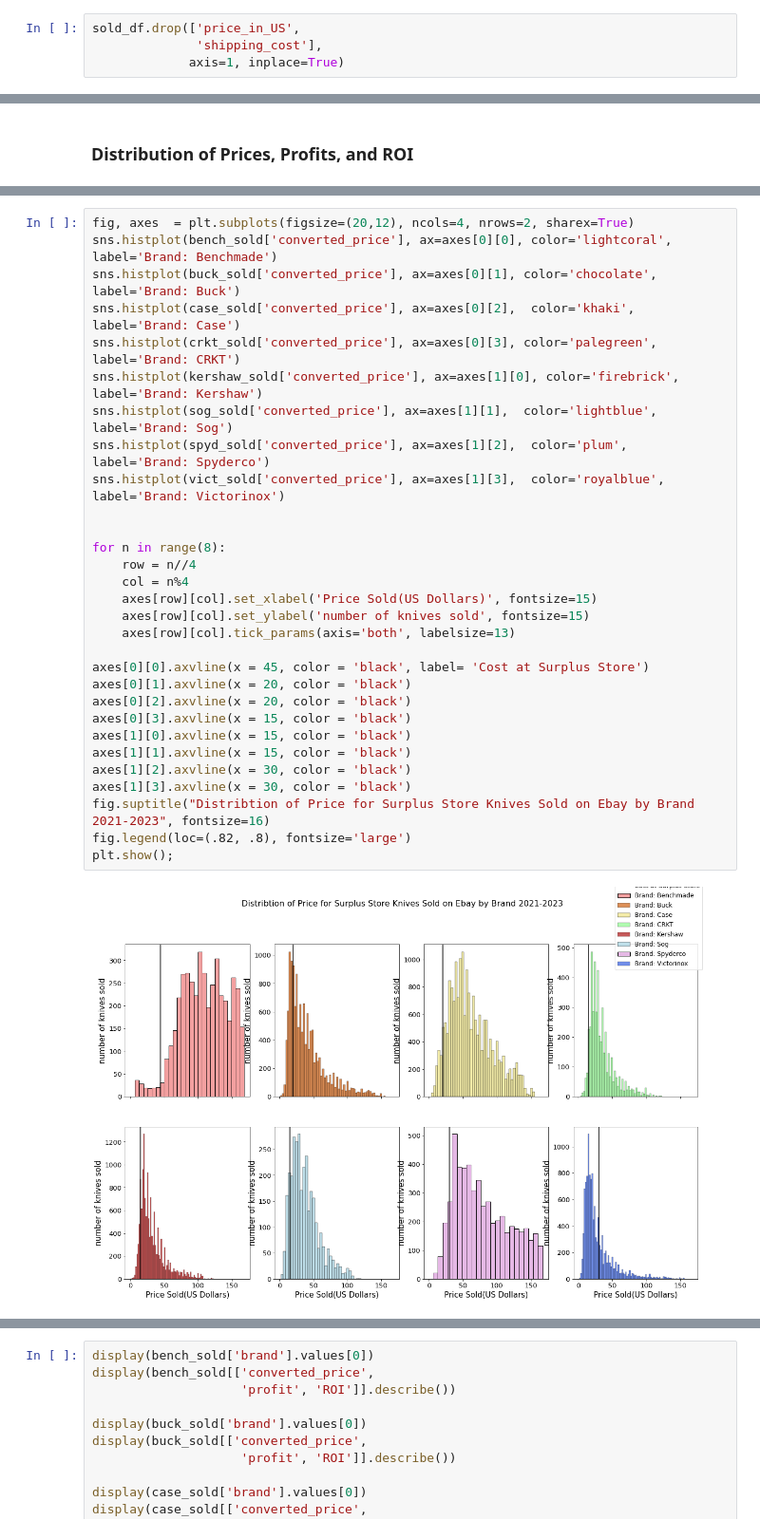
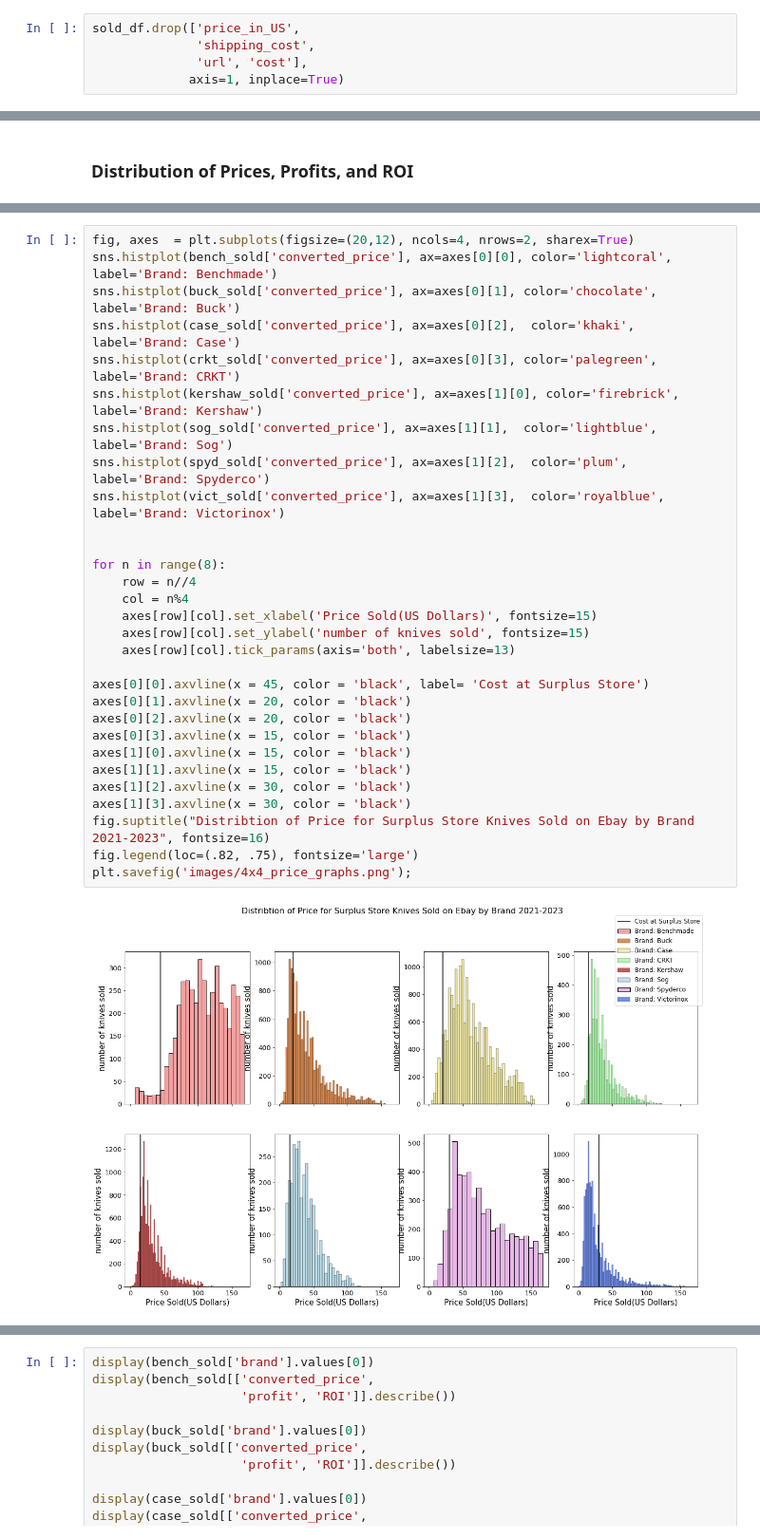
Before and after one commit to ddey117/Neural_Network_Predicting_Reseller_Success_Ebay, a Jupyter notebook: Data_Exploration.ipynb, the cells around one changed output, grey strips where cells are left out. Shown at 95% size. Drawn from its saved outputs; the diff is of its cells as text.

```diff
--- a/Data_Exploration.ipynb
+++ b/Data_Exploration.ipynb
@@ -927,7 +714,8 @@ sog            3006
 Name: brand, dtype: int64
 # %%
 sold_df.drop(['price_in_US',
-              'shipping_cost'],
+              'shipping_cost',
+              'url', 'cost'],
              axis=1, inplace=True)
 # %% [markdown]
 ## Combined Data:
@@ -1107,35 +948,35 @@ plt.show();
 # %%
 fig, axes  = plt.subplots(figsize=(20,12), ncols=4, nrows=2, sharex=True)
 sns.histplot(bench_sold['converted_price'], ax=axes[0][0], color='lightcoral', label='Brand: Benchmade')
 sns.histplot(buck_sold['converted_price'], ax=axes[0][1], color='chocolate', label='Brand: Buck')
 sns.histplot(case_sold['converted_price'], ax=axes[0][2],  color='khaki', label='Brand: Case')
 sns.histplot(crkt_sold['converted_price'], ax=axes[0][3], color='palegreen', label='Brand: CRKT')
 sns.histplot(kershaw_sold['converted_price'], ax=axes[1][0], color='firebrick', label='Brand: Kershaw')
 sns.histplot(sog_sold['converted_price'], ax=axes[1][1],  color='lightblue', label='Brand: Sog')
 sns.histplot(spyd_sold['converted_price'], ax=axes[1][2],  color='plum', label='Brand: Spyderco')
 sns.histplot(vict_sold['converted_price'], ax=axes[1][3],  color='royalblue', label='Brand: Victorinox')
 
 
 for n in range(8):
     row = n//4
     col = n%4
     axes[row][col].set_xlabel('Price Sold(US Dollars)', fontsize=15)
     axes[row][col].set_ylabel('number of knives sold', fontsize=15)
     axes[row][col].tick_params(axis='both', labelsize=13)
 
 axes[0][0].axvline(x = 45, color = 'black', label= 'Cost at Surplus Store')
 axes[0][1].axvline(x = 20, color = 'black')
 axes[0][2].axvline(x = 20, color = 'black')
 axes[0][3].axvline(x = 15, color = 'black')
 axes[1][0].axvline(x = 15, color = 'black')
 axes[1][1].axvline(x = 15, color = 'black')
 axes[1][2].axvline(x = 30, color = 'black')
 axes[1][3].axvline(x = 30, color = 'black')
 fig.suptitle("Distribtion of Price for Surplus Store Knives Sold on Ebay by Brand 2021-2023", fontsize=16)
-fig.legend(loc=(.82, .8), fontsize='large')
-plt.show();
+fig.legend(loc=(.82, .75), fontsize='large')
+plt.savefig('images/4x4_price_graphs.png');
 # %% [output]
-[figure, old version]
+[figure, new version]
 # %%
 fig, axes  = plt.subplots(figsize=(20,12), ncols=4, nrows=2, sharex=True)
 sns.histplot(bench_sold['profit'], ax=axes[0][0], color='lightcoral', label='Brand: Benchmade')
```
Also changed, not shown: parts of 49 cells of this notebook, 22 other files.
